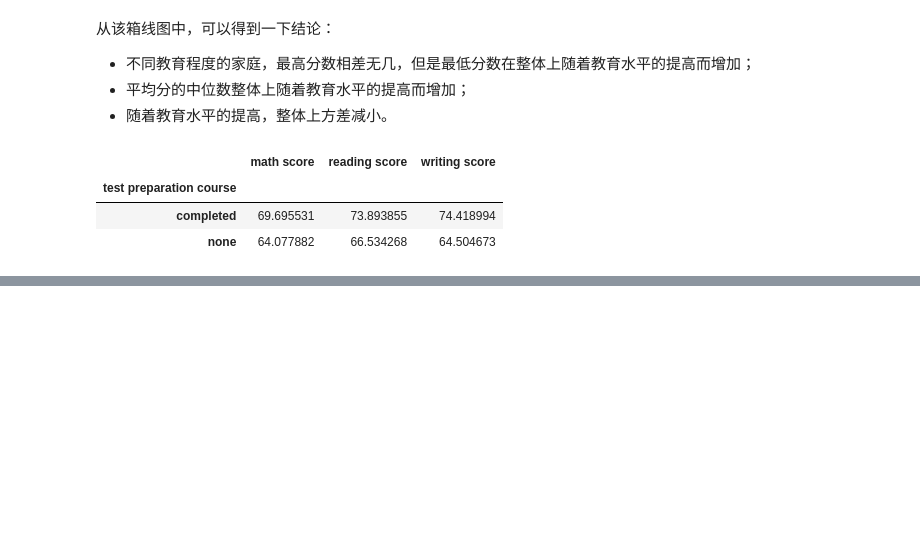
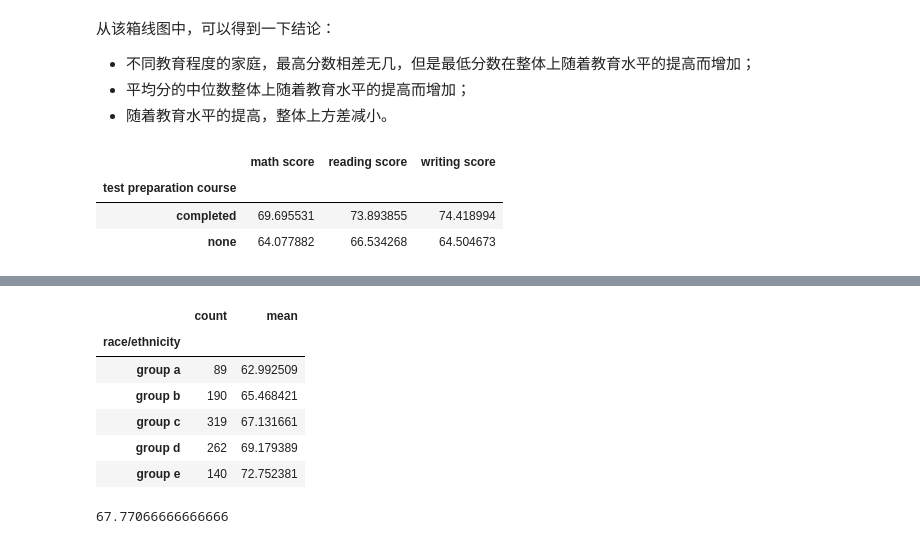
Before and after one commit to 537220y/data-science, a Jupyter notebook: project1/1.ipynb, the cells around one changed output, grey strips where cells are left out. Cells and saved outputs as stored; diff of their text form; code cells hidden in the pictures; blank space fills up the shorter version.

```diff
--- a/project1/1.ipynb
+++ b/project1/1.ipynb
@@ -210,0 +225,16 @@ print(sys.executable)
+# %%
+df_S1 = df.groupby("race/ethnicity")["Average Score"].agg(["count","mean"])
+df_S1
+# %% [output]
+|  | count | mean |
+| race/ethnicity |  |  |
+| group a | 89 | 62.992509 |
+| group b | 190 | 65.468421 |
+| group c | 319 | 67.131661 |
+| group d | 262 | 69.179389 |
+| group e | 140 | 72.752381 |
+# %%
+df_mean2 = df["Average Score"].mean()
+print(df_mean2)
+# %% [output]
+67.77066666666666
```
Also changed, not shown: parts of 9 cells of this notebook.
